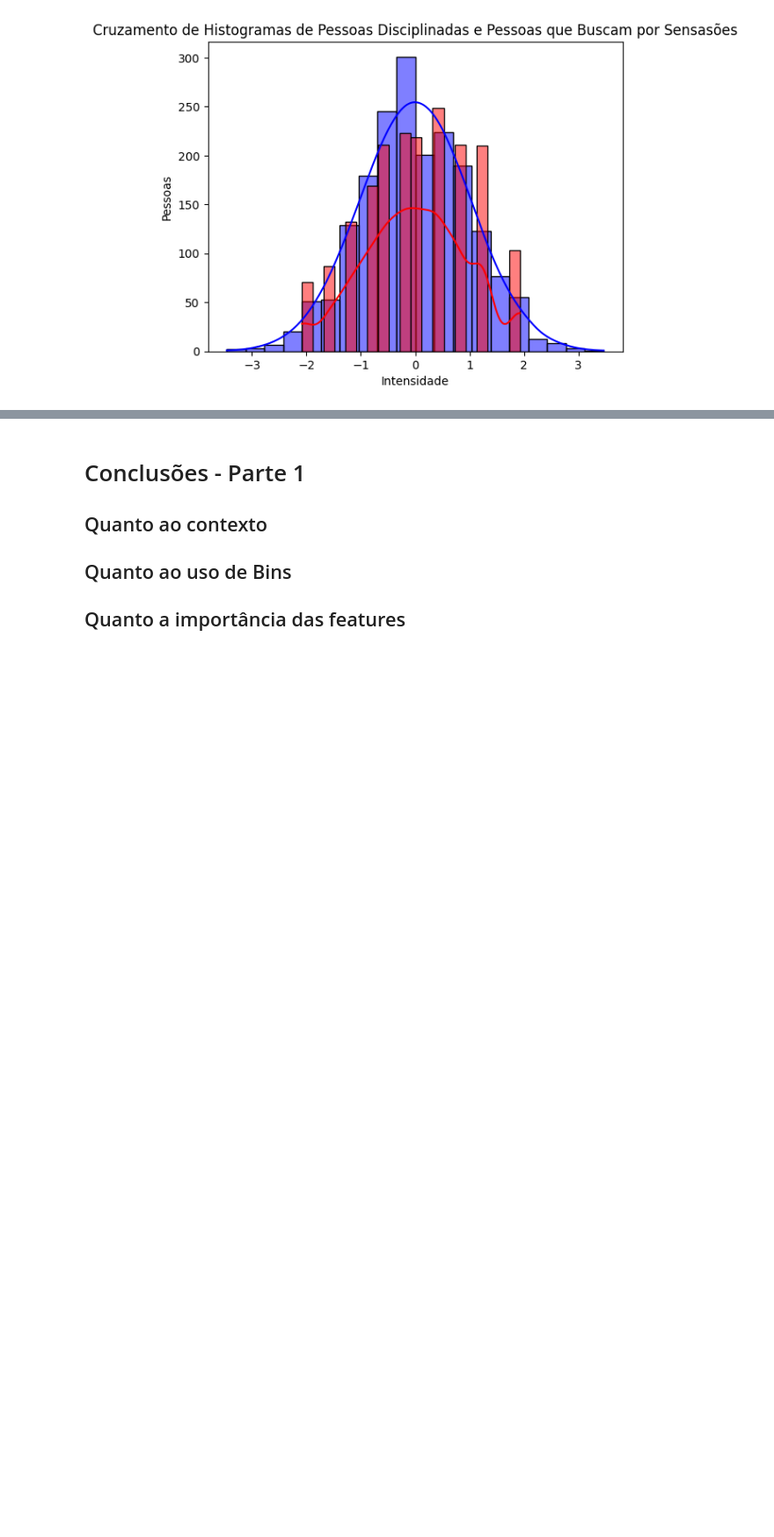
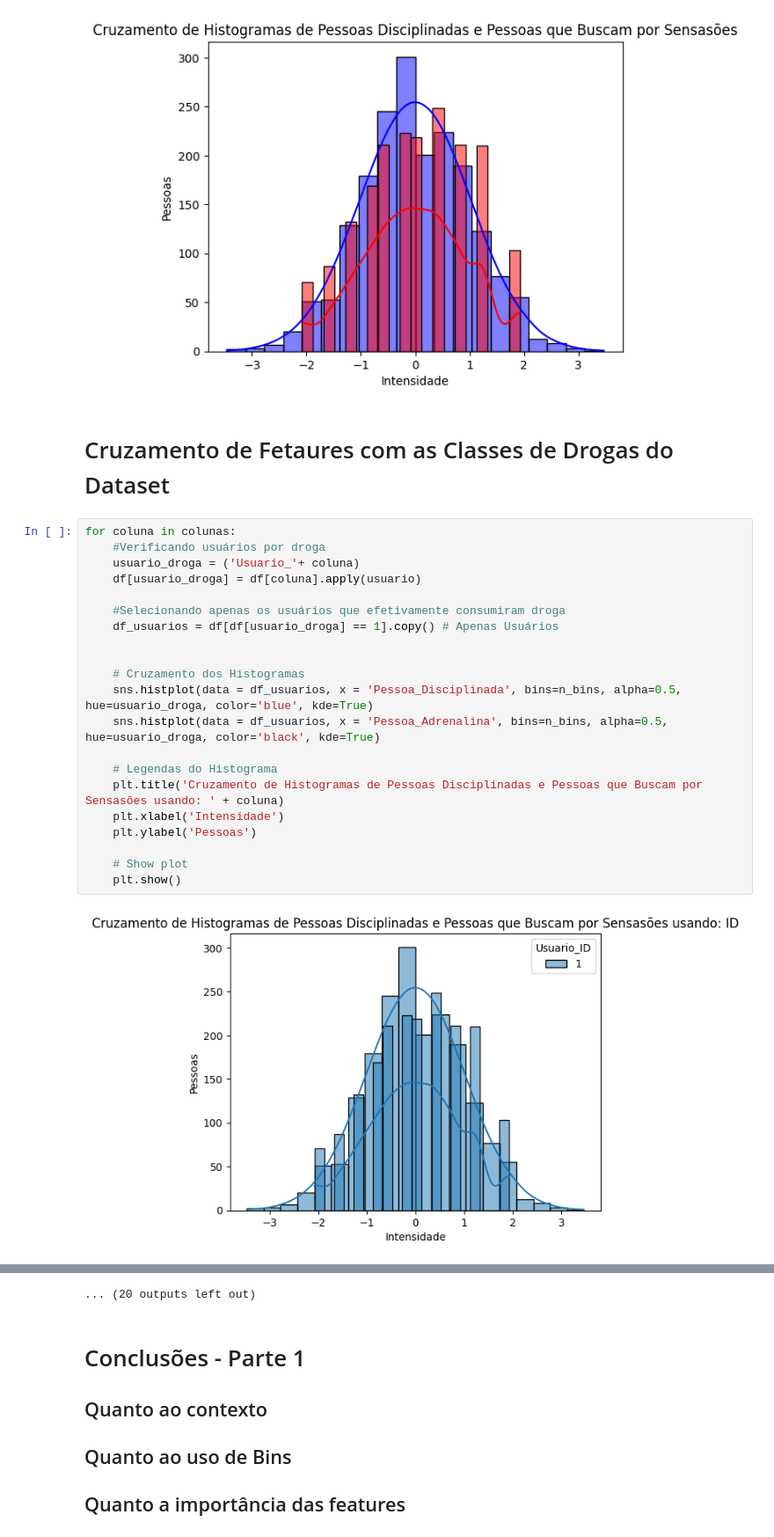
Before and after one commit to BryanYunche/Z-score-e-Binomial-Distribution-Claudomiro-Atividade-01, a Jupyter notebook: LLM_Atividade01.ipynb, the cells around one changed output, grey strips where cells are left out. Shown at 88% size. Cells and saved outputs as stored; diff of their text form; blank space fills up the shorter version.

```diff
--- a/LLM_Atividade01.ipynb
+++ b/LLM_Atividade01.ipynb
@@ -205,3 +205,28 @@ plt.ylabel('Pessoas')
 plt.show()
 # %% [output]
 [figure]
+# %% [markdown]
+# Cruzamento de Fetaures com as Classes de Drogas do Dataset
+# %%
+for coluna in colunas:
+    #Verificando usuários por droga
+    usuario_droga = ('Usuario_'+ coluna)
+    df[usuario_droga] = df[coluna].apply(usuario)
+
+    #Selecionando apenas os usuários que efetivamente consumiram droga
+    df_usuarios = df[df[usuario_droga] == 1].copy() # Apenas Usuários
+
+
+    # Cruzamento dos Histogramas
+    sns.histplot(data = df_usuarios, x = 'Pessoa_Disciplinada', bins=n_bins, alpha=0.5, hue=usuario_droga, color='blue', kde=True)
+    sns.histplot(data = df_usuarios, x = 'Pessoa_Adrenalina', bins=n_bins, alpha=0.5, hue=usuario_droga, color='black', kde=True)
+
+    # Legendas do Histograma
+    plt.title('Cruzamento de Histogramas de Pessoas Disciplinadas e Pessoas que Buscam por Sensasões usando: ' + coluna)
+    plt.xlabel('Intensidade')
+    plt.ylabel('Pessoas')
+
+    # Show plot
+    plt.show()
+# %% [output]
+[figure, added]
@@ -208,3 +244,4 @@ plt.show()
+... (20 outputs left out)
 # %% [markdown]
 # Conclusões - Parte 1
 
```
Also changed, not shown: parts of 1 cell of this notebook.
